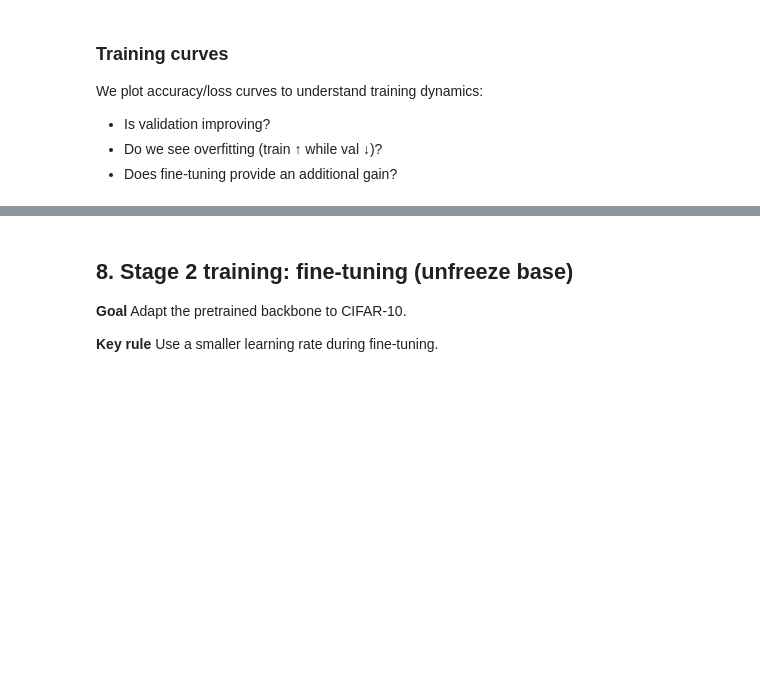
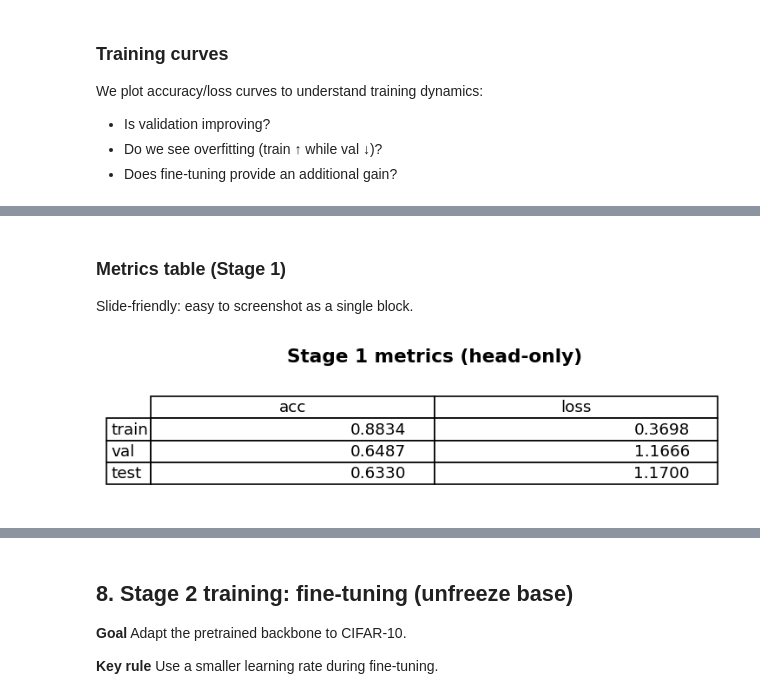
Before and after one commit to etatsy/CV-project, a Jupyter notebook: EDA.ipynb, the cells around one changed output, grey strips where cells are left out. Drawn from its saved outputs; the diff is of its cells as text; code cells hidden in the pictures; blank space fills up the shorter version.

```diff
--- a/EDA.ipynb
+++ b/EDA.ipynb
@@ -318,0 +653,30 @@ plot_history(history_head, title_prefix='Stage 1 (Head-only)')
+# %% [markdown]
+### Metrics table (Stage 1)
+
+Slide-friendly: easy to screenshot as a single block.
+# %%
+def plot_metrics_table(metrics, title):
+    rows = ['train', 'val', 'test']
+    cols = ['acc', 'loss']
+    data = [[metrics[r][c] for c in cols] for r in rows]
+
+    fig, ax = plt.subplots(figsize=(6.2, 1.8))
+    ax.axis('off')
+
+    table = ax.table(
+        cellText=[[f"{v:.4f}" for v in row] for row in data],
+        rowLabels=rows,
+        colLabels=cols,
+        loc='center'
+    )
+    table.auto_set_font_size(False)
+    table.set_fontsize(11)
+    table.scale(1, 1.5)
+
+    ax.set_title(title, pad=12)
+    plt.tight_layout()
+    plt.show()
+
+plot_metrics_table(metrics_stage1, title='Stage 1 metrics (head-only)')
+# %% [output]
+[figure, added]
```
Also changed, not shown: parts of 53 cells of this notebook, 14 other files.
